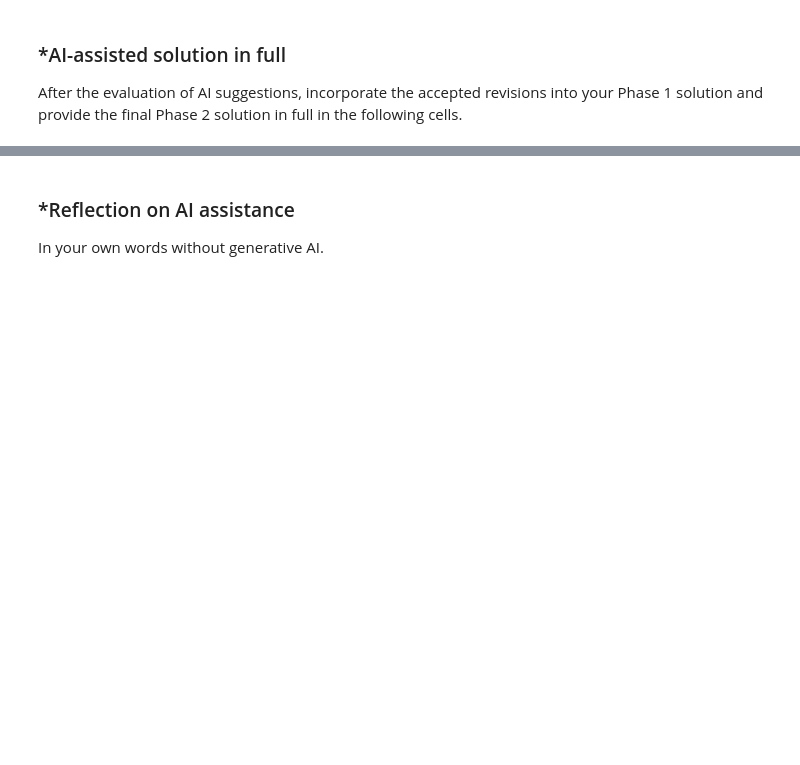
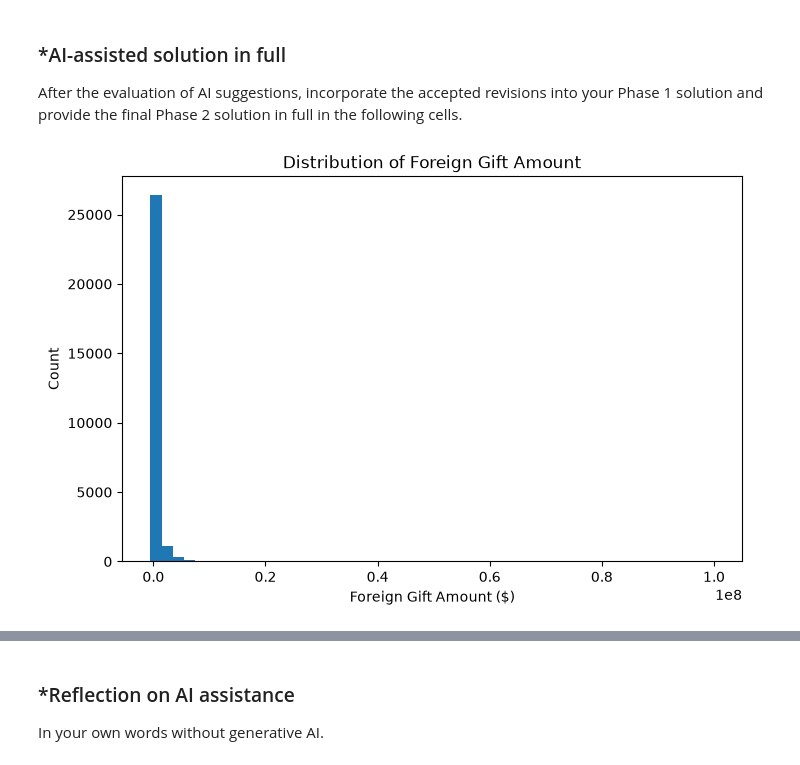
Before and after one commit to Henryf123/A02-eda-and-visualization, a Jupyter notebook: notebook.ipynb, the cells around one changed output, grey strips where cells are left out. Saved outputs shown, nothing was run; the diff lists cells and outputs as text; code cells hidden in the pictures; blank space fills up the shorter version.

```diff
--- a/notebook.ipynb
+++ b/notebook.ipynb
@@ -147,3 +208,91 @@ Keep Phase 1 frozen.
 After the evaluation of AI suggestions, incorporate the accepted revisions into your Phase 1 solution and provide the final Phase 2 solution in full in the following cells.
 # %%
 # Your Phase 2 solution to the problem goes here.
+# %%
+import matplotlib.pyplot as plt
+import numpy as np
+import pandas as pd
+import seaborn as sns
+
+# 1. Load the dataset
+df = pd.read_csv("data/ForeignGifts_edu.csv")
+
+# 2. Histogram of Foreign Gift Amount (raw distribution)
+plt.figure(figsize=(8, 5))
+df["Foreign Gift Amount"].hist(bins=50, grid=False)
+plt.title("Distribution of Foreign Gift Amount")
+plt.xlabel("Foreign Gift Amount ($)")
+plt.ylabel("Count")
+plt.show()
+
+# 3. Gift Type Proportions
+print("Gift Type Proportions (%):")
+proportions = df["Gift Type"].value_counts(normalize=True) * 100
+print(proportions.round(2))
+
+# Plot Gift Type distribution
+df["Gift Type"].value_counts().plot(kind="bar")
+plt.title("Gift Type Frequencies")
+plt.xlabel("Gift Type")
+plt.ylabel("Count")
+plt.show()
+
+# 4. Kernel Density Plots (Log Transformation)
+# Using np.log1p to safely handle zero values if present: log(1 + x)
+valid_gifts = df["Foreign Gift Amount"][df["Foreign Gift Amount"] > 0]
+df["log_gift_amount"] = np.log(valid_gifts)
+
+# Overall log density plot
+plt.figure(figsize=(8, 5))
+sns.kdeplot(df["log_gift_amount"], fill=True)
+plt.title("Kernel Density Plot of Log(Foreign Gift Amount)")
+plt.xlabel("Log(Foreign Gift Amount)")
+plt.ylabel("Density")
+plt.show()
+
+# Conditional log density plot by Gift Type
+plt.figure(figsize=(8, 5))
+sns.kdeplot(
+    data=df,
+    x="log_gift_amount",
+    hue="Gift Type",
+    common_norm=False,
+)
+plt.title("Log(Foreign Gift Amount) by Gift Type")
+plt.xlabel("Log(Foreign Gift Amount)")
+plt.ylabel("Density")
+plt.show()
+
+# 5. Top 15 countries by number of gifts and amount given
+top_countries_count = (
+    df.groupby("Country of Giftor")["Foreign Gift Amount"]
+    .count()
+    .sort_values(ascending=False)
+    .head(15)
+)
+
+top_countries_amount = (
+    df.groupby("Country of Giftor")["Foreign Gift Amount"]
+    .sum()
+    .sort_values(ascending=False)
+    .head(15)
+)
+
+print(
+    f"Top 15 countries by number of gifts:\n{top_countries_count}\n"
+)
+print(
+    f"Top 15 countries by total amount given:\n{top_countries_amount}\n"
+)
+
+# 6. Top giftor by total money provided
+top_giftor = (
+    df.groupby("Giftor Name")["Foreign Gift Amount"]
+    .sum()
+    .sort_values(ascending=False)
+    .head(1)
+)
+
+print(f"Giftor that provided the most money in total:\n{top_giftor}")
+# %% [output]
+[figure, added]
```
Also changed, not shown: parts of 10 cells of this notebook.
